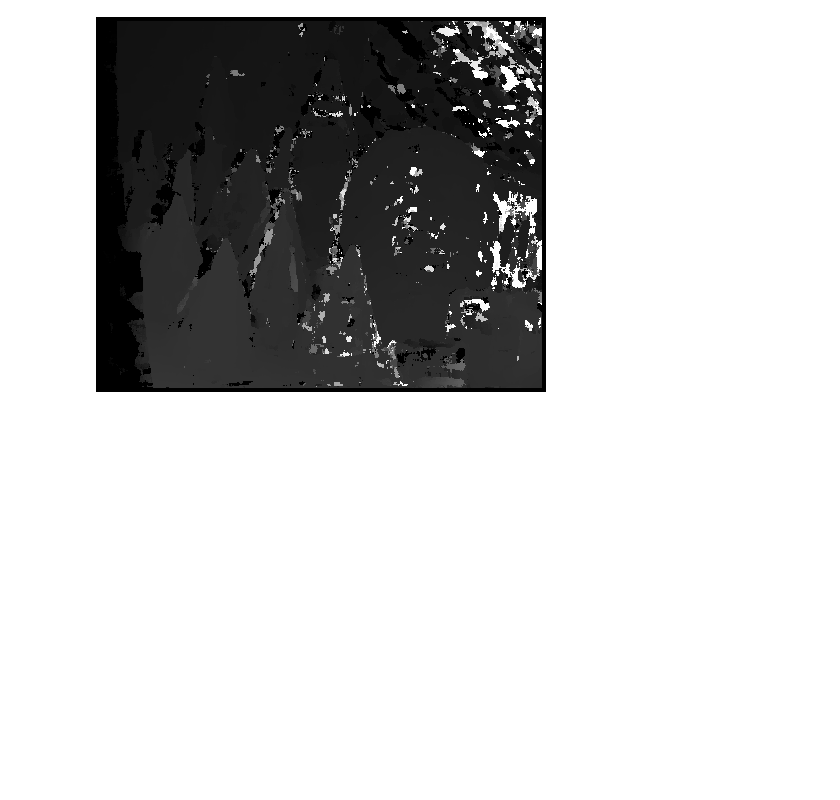
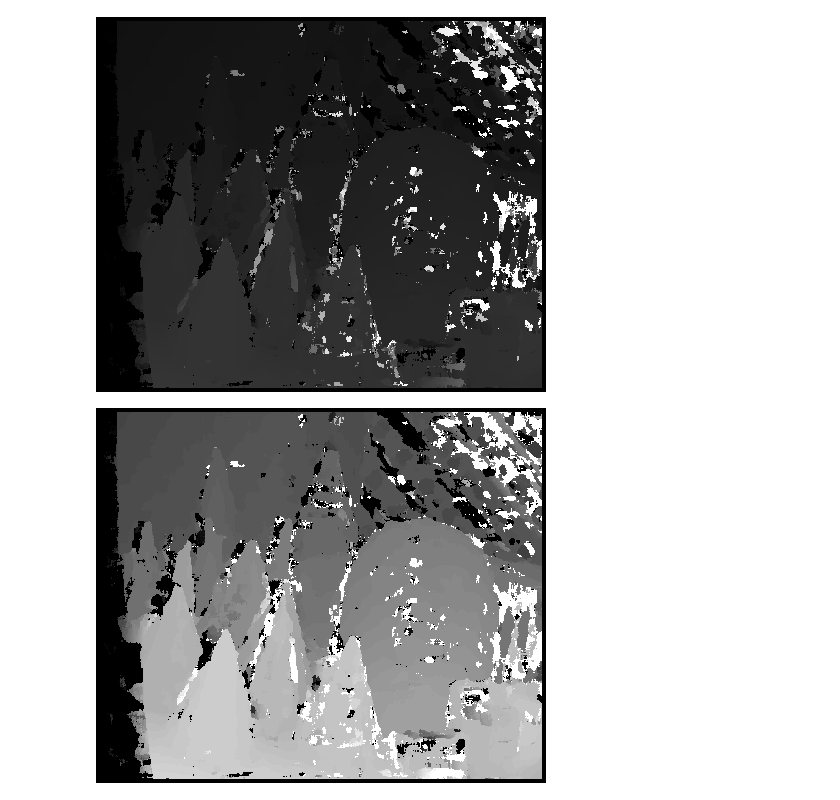
Before and after one commit to shehabKhamis/stereoVision, a Jupyter notebook: blockMatching.ipynb, the cells around one changed output. Cells and saved outputs as stored; diff of their text form; code cells hidden in the pictures; blank space fills up the shorter version.

```diff
--- a/blockMatching.ipynb
+++ b/blockMatching.ipynb
@@ -121,3 +131,8 @@ outputSSD9=block_matching(img1,img2,9,"SSD")
 cv2_imshow(outputSSD9)
 # %% [output]
 [figure]
+# %%
+##multiply SSD5 by a scalar for better visualization
+cv2_imshow(outputSSD9*4)
+# %% [output]
+[figure, added]
```
Also changed, not shown: parts of 2 cells of this notebook.
